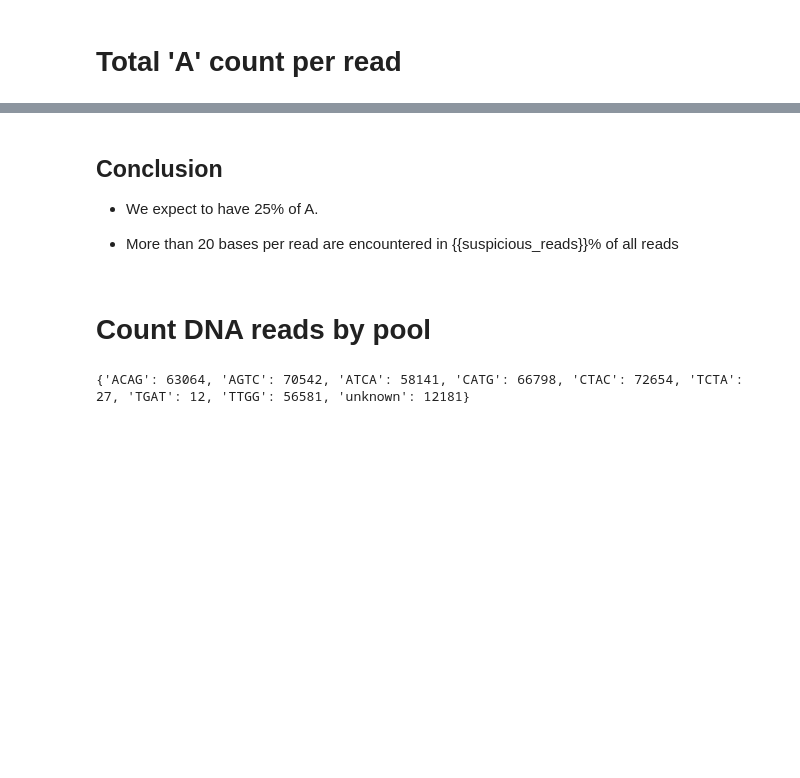
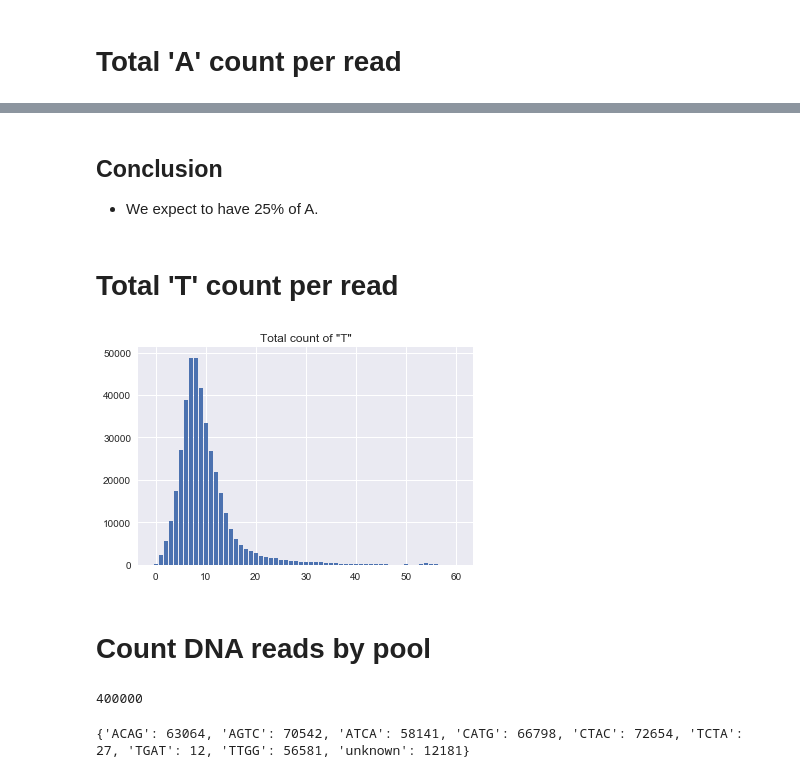
Before and after one commit to podorskaja/bioinformaticslab, a Jupyter notebook: Quality_Control.ipynb, the cells around one changed output, grey strips where cells are left out. Saved outputs shown, nothing was run; the diff lists cells and outputs as text; code cells hidden in the pictures; blank space fills up the shorter version.

```diff
--- a/Quality_Control.ipynb
+++ b/Quality_Control.ipynb
@@ -104,5 +104,5 @@ histo(total_a, plot_title='Total count of "A"')
 # %% [markdown]
 ## Conclusion
 - We expect to have 25% of A.
-
-- More than 20 bases per read are encountered in {{suspicious_reads}}% of all reads
+# %% [markdown]
+# Total 'T' count per read
@@ -109,3 +118,11 @@ histo(total_a, plot_title='Total count of "A"')
+# %%
+total_t = [0 for i in range(61)]
+for r in result_t:
+    total_t[r] += 1
+# %%
+histo(total_t, plot_title='Total count of "T"')
+# %% [output]
+[figure, added]
 # %% [markdown]
 # Count DNA reads by pool
 # %%
@@ -124,6 +141,10 @@ d = {
 # # or we can create this dict ourselves
 # pools = ['ACAG', 'AGTC', 'ATCA', 'CATG', 'CTAC', 'TCTA', 'TGAT', 'TTGG', 'unknown']
 # {pool: 0 for pool in pools}
+# %%
+print(len(dna_reads))
+# %% [output]
+400000
 # %%
 for read in dna_reads:
     pool = read[3:7]
```
Also changed, not shown: parts of 31 cells of this notebook.
